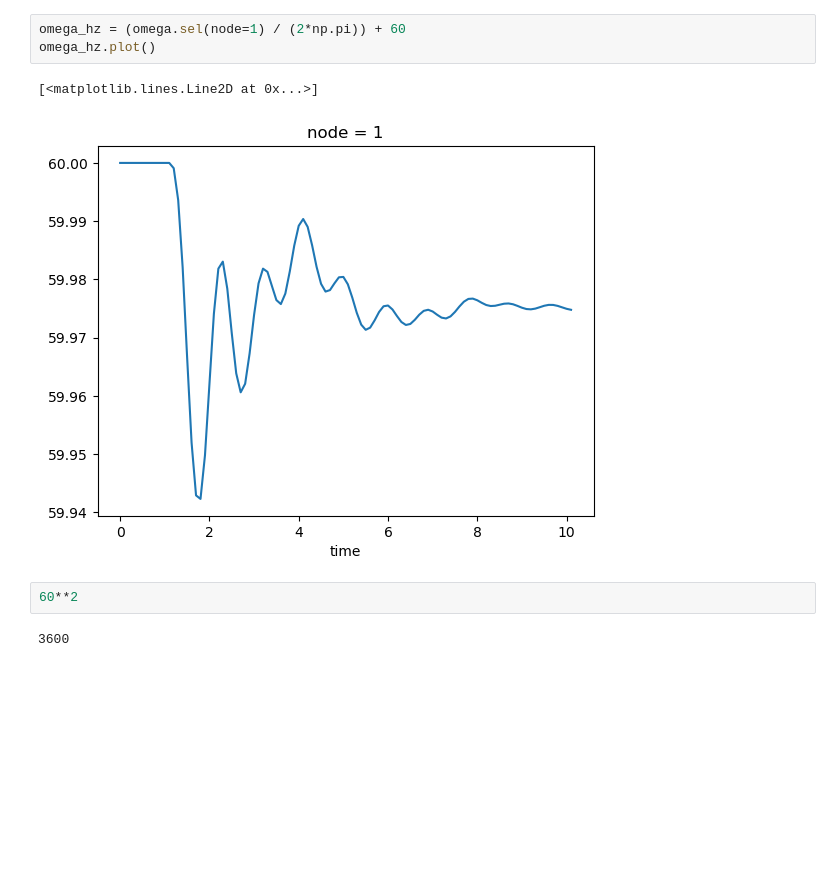
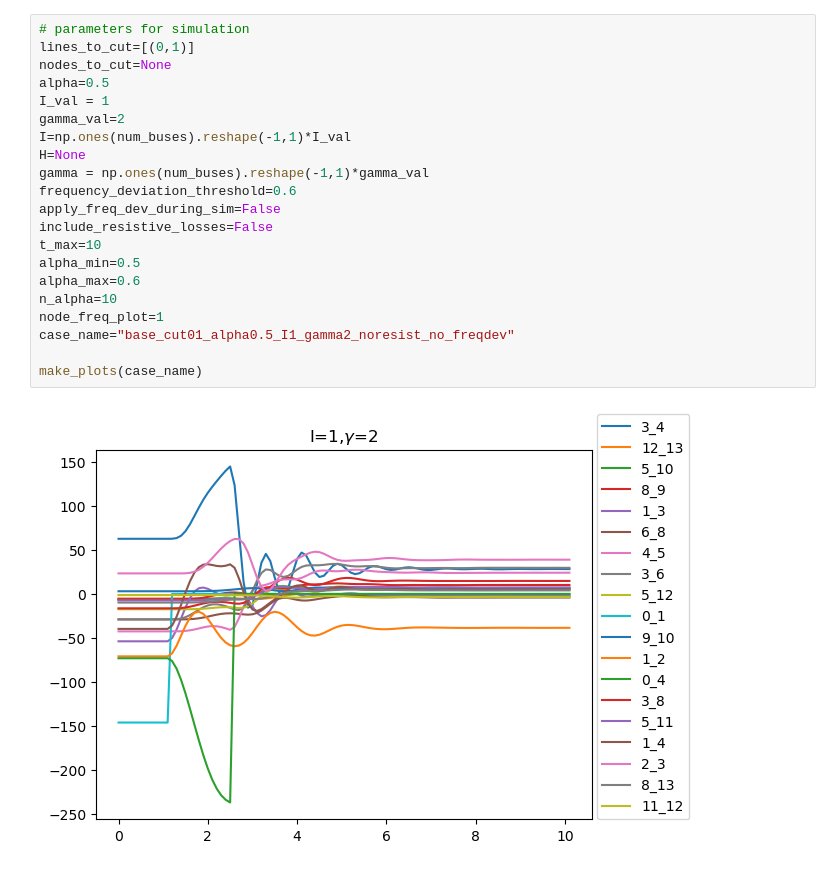
Before and after one commit to gmantegna/modeling-cascading-failure, a Jupyter notebook: notebooks/test case.ipynb, the cells around one changed output. Cells and saved outputs as stored; diff of their text form; blank space fills up the shorter version.

Commit message:
update plotting and make case function

```diff
--- a/notebooks/test case.ipynb
+++ b/notebooks/test case.ipynb
@@ -142,10 +198,23 @@ for line in lines:
-# %%
-omega_hz = (omega.sel(node=1) / (2*np.pi)) + 60
-omega_hz.plot()
-# %% [output]
-[<matplotlib.lines.Line2D at 0x...>]
-[figure, removed]
-# %%
-60**2
-# %% [output]
-3600
+# %%
+# parameters for simulation
+lines_to_cut=[(0,1)]
+nodes_to_cut=None
+alpha=0.5
+I_val = 1
+gamma_val=2
+I=np.ones(num_buses).reshape(-1,1)*I_val
+H=None
+gamma = np.ones(num_buses).reshape(-1,1)*gamma_val
+frequency_deviation_threshold=0.6
+apply_freq_dev_during_sim=False
+include_resistive_losses=False
+t_max=10
+alpha_min=0.5
+alpha_max=0.6
+n_alpha=10
+node_freq_plot=1
+case_name="base_cut01_alpha0.5_I1_gamma2_noresist_no_freqdev"
+
+make_plots(case_name)
+# %% [output]
+[figure, added]
```
Also changed, not shown: parts of 2 cells of this notebook, 4 other files.
